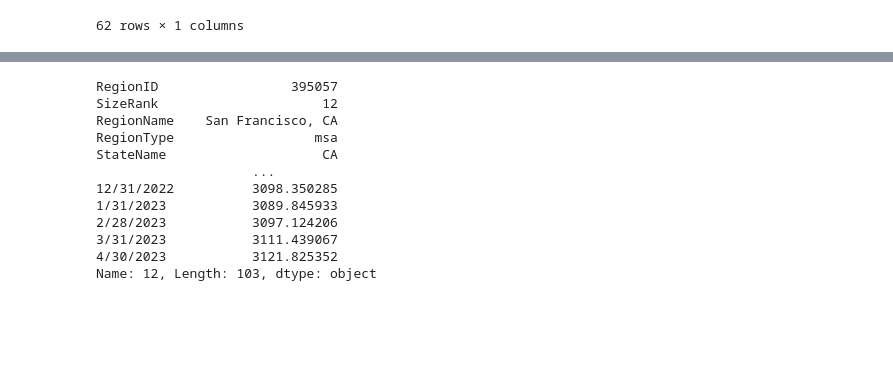
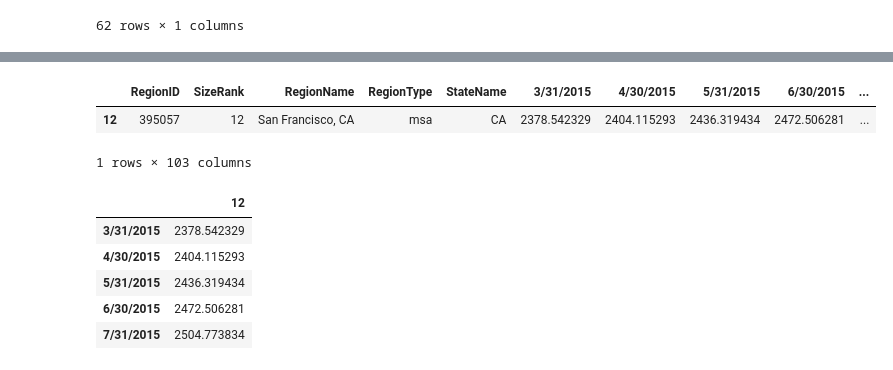
Before and after one commit to caleighteahan/Project_1, a Jupyter notebook: Starter_4.ipynb, the cells around one changed output, grey strips where cells are left out. Cells and saved outputs as stored; diff of their text form; code cells hidden in the pictures; blank space fills up the shorter version.

```diff
--- a/Starter_4.ipynb
+++ b/Starter_4.ipynb
@@ -104,16 +90,18 @@ rental_df.head()
-# %%
-sf_rental=(rental_df.iloc[12])
-sf_rental
-# %% [output]
-RegionID                 395057
-SizeRank                     12
-RegionName    San Francisco, CA
-RegionType                  msa
-StateName                    CA
-                    ...
-12/31/2022          3098.350285
-1/31/2023           3089.845933
-2/28/2023           3097.124206
-3/31/2023           3111.439067
-4/30/2023           3121.825352
-Name: 12, Length: 103, dtype: object
+# %%
+sf_rental=pd.DataFrame(rental_df.loc[[12]])
+#sf_rental=sf_rental.drop(["RegionID", "SizeRank", "RegionType","RegionName", "StateName"])
+sf_rental
+# %% [output]
+|  | RegionID | SizeRank | RegionName | RegionType | StateName | 3/31/2015 | 4/30/2015 | 5/31/2015 | 6/30/2015 | ... |
+| 12 | 395057 | 12 | San Francisco, CA | msa | CA | 2378.542329 | 2404.115293 | 2436.319434 | 2472.506281 | ... |
+1 rows × 103 columns
+# %%
+pre_covid_rentals=(sf_rental.iloc[:60])
+pre_covid_rentals.head()
+# %% [output]
+|  | 12 |
+| 3/31/2015 | 2378.542329 |
+| 4/30/2015 | 2404.115293 |
+| 5/31/2015 | 2436.319434 |
+| 6/30/2015 | 2472.506281 |
+| 7/31/2015 | 2504.773834 |
```
Also changed, not shown: parts of 7 cells of this notebook.
